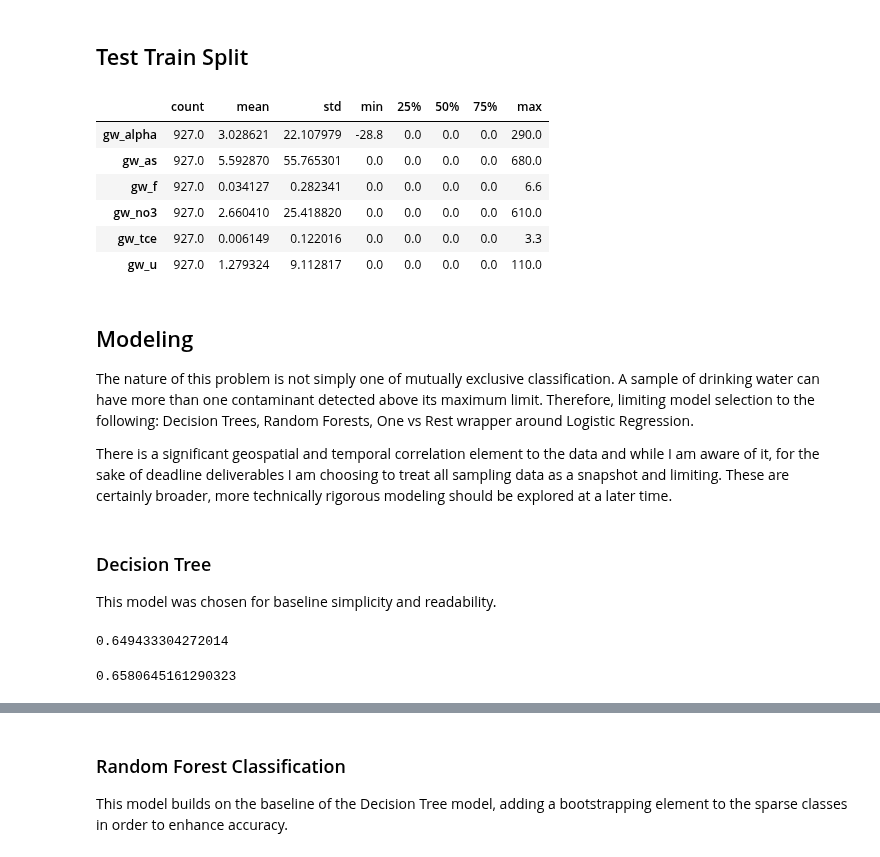
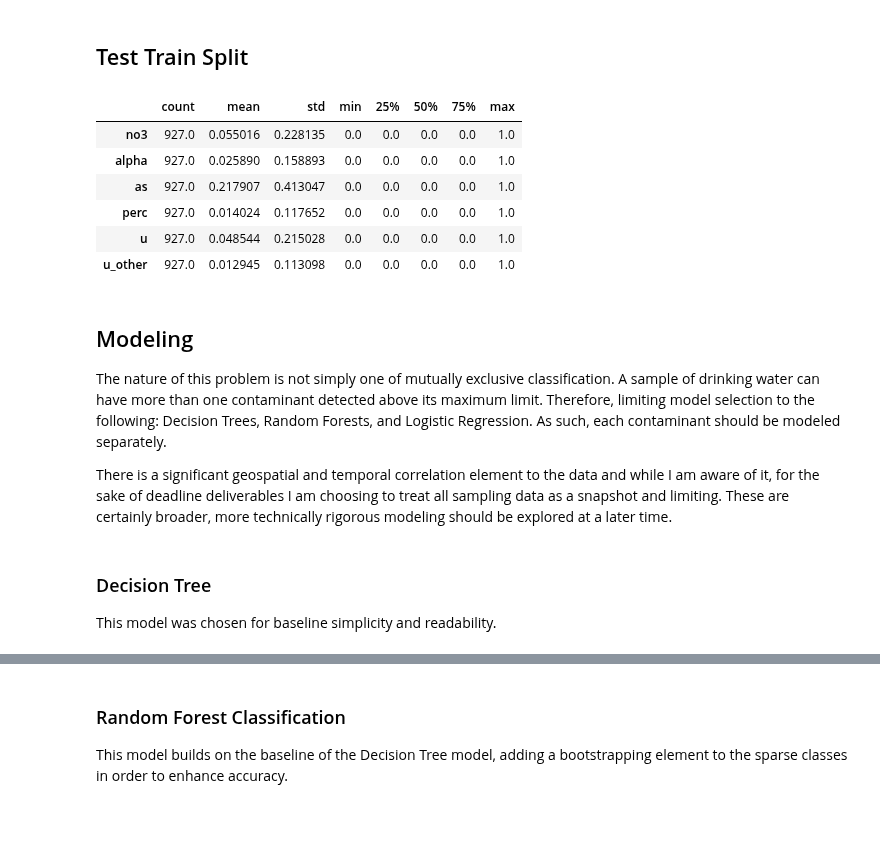
Before and after one commit to waterdatacollaborative/NicoleLook_Drinking-Water-Contaminant-Classification, a Jupyter notebook: Capstone_Modeling.ipynb, the cells around one changed output, grey strips where cells are left out. Cells and saved outputs as stored; diff of their text form; code cells hidden in the pictures; blank space fills up the shorter version.

```diff
--- a/Capstone_Modeling.ipynb
+++ b/Capstone_Modeling.ipynb
@@ -124,19 +126,19 @@ y = df[classes]
 
 X_train, X_test, y_train, y_test = train_test_split(X, y, stratify=y, random_state=42)
 # %%
-X_train.describe().T
+y_train.describe().T
 # %% [output]
 |  | count | mean | std | min | 25% | 50% | 75% | max |
-| gw_alpha | 927.0 | 3.028621 | 22.107979 | -28.8 | 0.0 | 0.0 | 0.0 | 290.0 |
-| gw_as | 927.0 | 5.592870 | 55.765301 | 0.0 | 0.0 | 0.0 | 0.0 | 680.0 |
-| gw_f | 927.0 | 0.034127 | 0.282341 | 0.0 | 0.0 | 0.0 | 0.0 | 6.6 |
-| gw_no3 | 927.0 | 2.660410 | 25.418820 | 0.0 | 0.0 | 0.0 | 0.0 | 610.0 |
-| gw_tce | 927.0 | 0.006149 | 0.122016 | 0.0 | 0.0 | 0.0 | 0.0 | 3.3 |
-| gw_u | 927.0 | 1.279324 | 9.112817 | 0.0 | 0.0 | 0.0 | 0.0 | 110.0 |
+| no3 | 927.0 | 0.055016 | 0.228135 | 0.0 | 0.0 | 0.0 | 0.0 | 1.0 |
+| alpha | 927.0 | 0.025890 | 0.158893 | 0.0 | 0.0 | 0.0 | 0.0 | 1.0 |
+| as | 927.0 | 0.217907 | 0.413047 | 0.0 | 0.0 | 0.0 | 0.0 | 1.0 |
+| perc | 927.0 | 0.014024 | 0.117652 | 0.0 | 0.0 | 0.0 | 0.0 | 1.0 |
+| u | 927.0 | 0.048544 | 0.215028 | 0.0 | 0.0 | 0.0 | 0.0 | 1.0 |
+| u_other | 927.0 | 0.012945 | 0.113098 | 0.0 | 0.0 | 0.0 | 0.0 | 1.0 |
 # %% [markdown]
 ## Modeling
 
-The nature of this problem is not simply one of mutually exclusive classification. A sample of drinking water can have more than one contaminant detected above its maximum limit. Therefore, limiting model selection to the following: Decision Trees, Random Forests, One vs Rest wrapper around Logistic Regression.
+The nature of this problem is not simply one of mutually exclusive classification. A sample of drinking water can have more than one contaminant detected above its maximum limit. Therefore, limiting model selection to the following: Decision Trees, Random Forests, and Logistic Regression. As such, each contaminant should be modeled separately.
 
 There is a significant geospatial and temporal correlation element to the data and while I am aware of it, for the sake of deadline deliverables I am choosing to treat all sampling data as a snapshot and limiting. These are certainly broader, more technically rigorous modeling should be explored at a later time.
 # %% [markdown]
@@ -151,12 +147,0 @@ from sklearn.model_selection import cross_val_score
-# %%
-dt = DecisionTreeClassifier()
-dt_model = dt.fit(X_train, y_train)
-
-dt_score = cross_val_score(dt_model, X_train, y_train, cv=5)
-dt_score.mean()
-# %% [output]
-0.649433304272014
-# %%
-dt.score(X_test, y_test)
-# %% [output]
-0.6580645161290323
```
Also changed, not shown: parts of 32 cells of this notebook, 1 other file.
